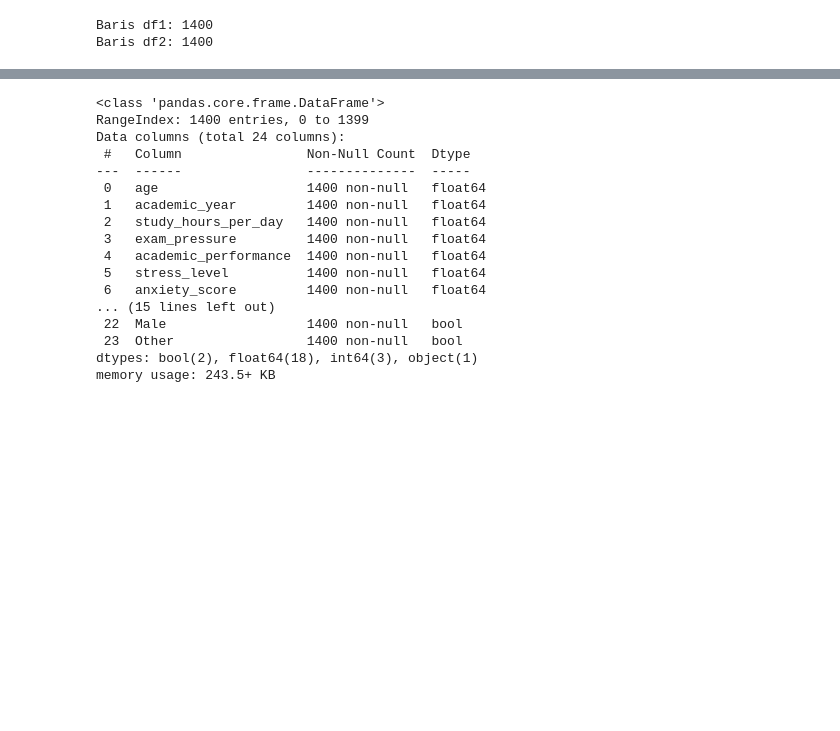
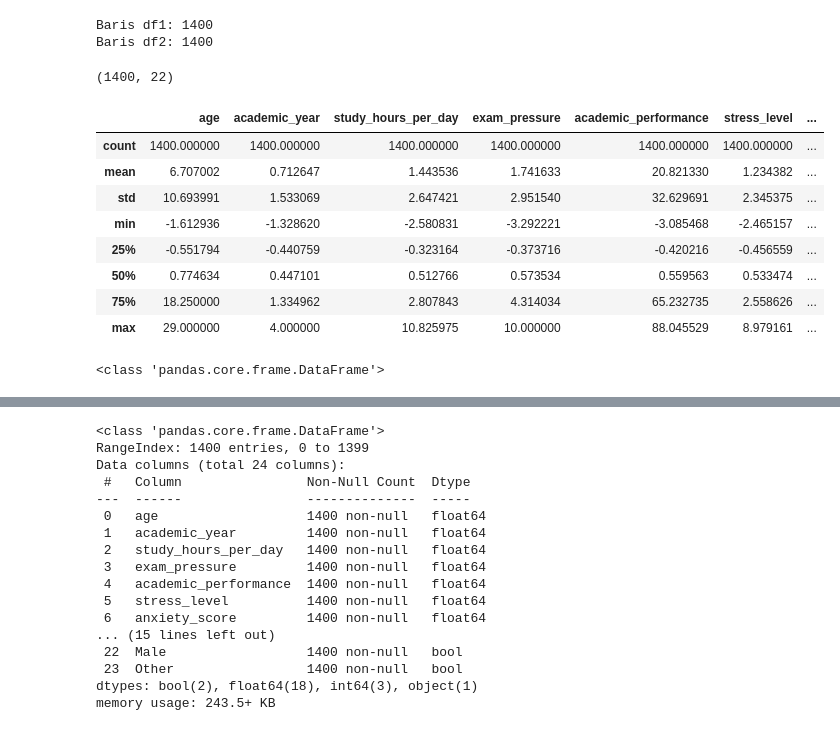
Before and after one commit to wen24-collab/MODEL-MACHINE-LEARNING-CLASSIFIICATION-TINGGKLAT-BRANOUT-SISWA-DAN-ORANG-DEWASA, a Jupyter notebook: prediksi_branour.ipynb, the cells around one changed output, grey strips where cells are left out. Saved outputs shown, nothing was run; the diff lists cells and outputs as text; code cells hidden in the pictures; blank space fills up the shorter version.

```diff
--- a/prediksi_branour.ipynb
+++ b/prediksi_branour.ipynb
@@ -728,7 +735,13 @@ print(data_kategorik_encod) #melihat data kategorik setelah di encoding
 #encoding data nominal
 
 encode_nominal = pd.get_dummies(x_latih["gender"], drop_first=True)
+
+x_latih = x_latih.drop(columns=["gender"]) #menghapus
 print(f'hasil encoding data nominal 💻:\n{encode_nominal}') #melihat data kategorik sebelum di encoding
+
+x_latih = pd.concat([x_latih, encode_nominal], axis=1) #menggabungkan data numerik dan kategorik setelah di scaling dan encoding
+print(f'hasil encoding data nominal 💻:\n{x_latih}') #melihat data kategorik setelah di encoding
+x_latih.info() #melihat informasi data kategorik setelah di encoding
 # %% [output]
 hasil encoding data nominal 💻:
        Male  Other
@@ -760,5 +783,5 @@ memory usage: 13.7 KB
 # %%
-x_latih_final_kategorik = pd.concat([data_kategorik_encod, encode_nominal], axis=1) #menggabungkan data numerik, kategorik, dan nominal
+x_latih_final_kategorik = pd.concat([data_kategorik_encod, x_latih], axis=1) #menggabungkan data numerik, kategorik, dan nominal
 print(x_latih_final_kategorik) #melihat data latih final setelah di encoding
-x_latih_final_kategorik.head()
+x_latih_final_kategorik.info() #melihat informasi data latih final setelah di encoding
 # %% [output]
@@ -1019,3 +1039,25 @@ print("Baris df2:", len(x_latih_final_numerik))
 # %% [output]
 Baris df1: 1400
 Baris df2: 1400
+# %%
+x_latih.update(x_latih_final_kategorik) #menggabungkan data numerik dan kategorik setelah di scaling dan encoding
+x_latih.update(x_latih_final_numerik) #menggabungkan data numerik dan kategorik setelah di scaling dan encoding
+print(x_latih.shape) #melihat data latih final setelah di scaling dan encoding
+# %% [output]
+(1400, 22)
+# %%
+x_latih.describe()
+# %% [output]
+|  | age | academic_year | study_hours_per_day | exam_pressure | academic_performance | stress_level | ... |
+| count | 1400.000000 | 1400.000000 | 1400.000000 | 1400.000000 | 1400.000000 | 1400.000000 | ... |
+| mean | 6.707002 | 0.712647 | 1.443536 | 1.741633 | 20.821330 | 1.234382 | ... |
+| std | 10.693991 | 1.533069 | 2.647421 | 2.951540 | 32.629691 | 2.345375 | ... |
+| min | -1.612936 | -1.328620 | -2.580831 | -3.292221 | -3.085468 | -2.465157 | ... |
+| 25% | -0.551794 | -0.440759 | -0.323164 | -0.373716 | -0.420216 | -0.456559 | ... |
+| 50% | 0.774634 | 0.447101 | 0.512766 | 0.573534 | 0.559563 | 0.533474 | ... |
+| 75% | 18.250000 | 1.334962 | 2.807843 | 4.314034 | 65.232735 | 2.558626 | ... |
+| max | 29.000000 | 4.000000 | 10.825975 | 10.000000 | 88.045529 | 8.979161 | ... |
+# %%
+print(type(x_latih)) #melihat tipe data kategorik setelah di encoding
+# %% [output]
+<class 'pandas.core.frame.DataFrame'>
```
Also changed, not shown: parts of 16 cells of this notebook.
